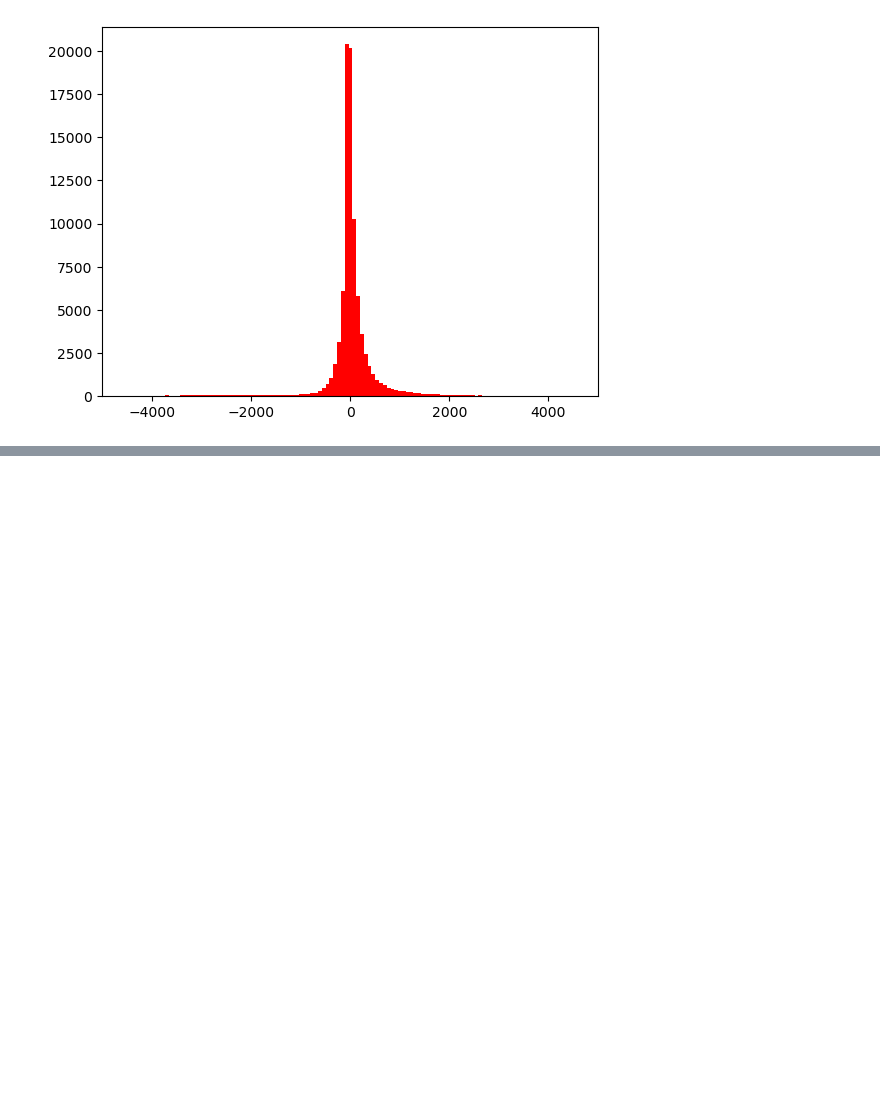
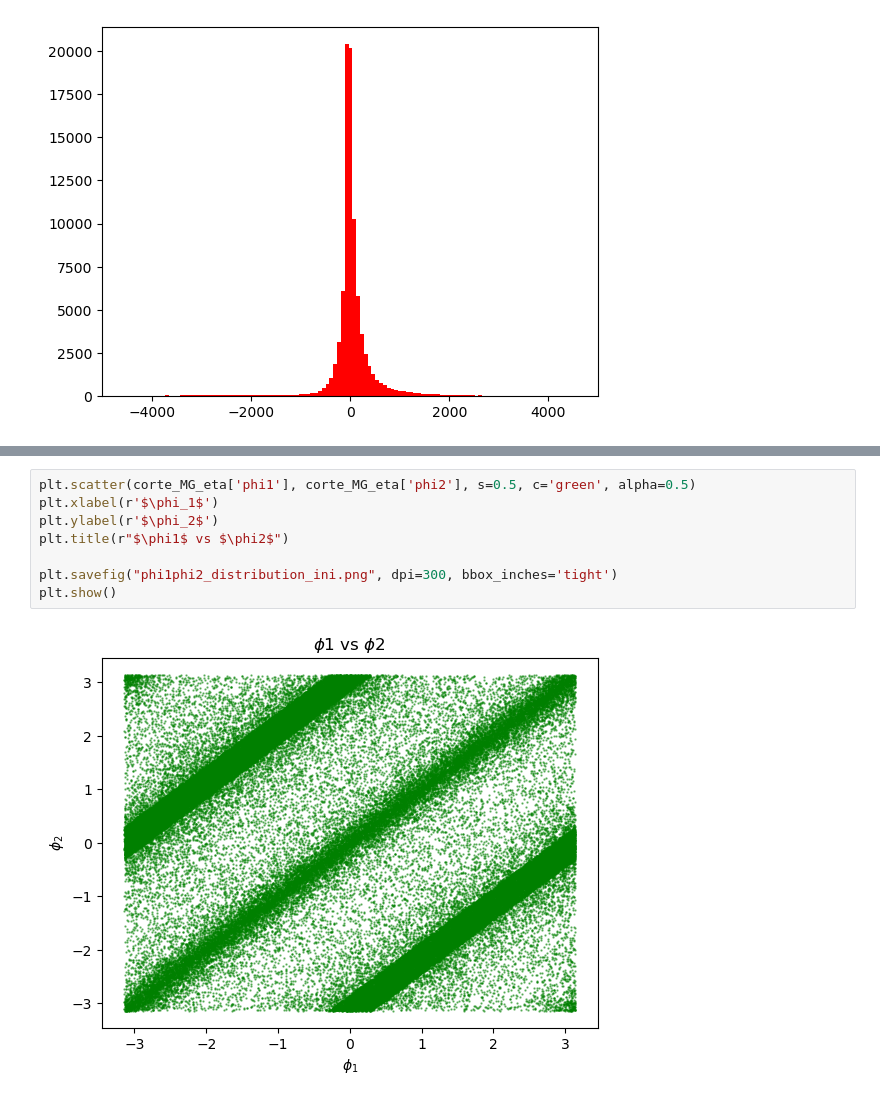
Before and after one commit to ProgramasParaFisicaDeParticulas/blindsampleanalysiswithcsv9-Art-999, a Jupyter notebook: Sample_desconocida.ipynb, the cells around one changed output, grey strips where cells are left out. Drawn from its saved outputs; the diff is of its cells as text; blank space fills up the shorter version.

```diff
--- a/Sample_desconocida.ipynb
+++ b/Sample_desconocida.ipynb
@@ -392,0 +424,10 @@ plt.show()
+# %%
+plt.scatter(corte_MG_eta['phi1'], corte_MG_eta['phi2'], s=0.5, c='green', alpha=0.5)
+plt.xlabel(r'$\phi_1$')
+plt.ylabel(r'$\phi_2$')
+plt.title(r"$\phi1$ vs $\phi2$")
+
+plt.savefig("phi1phi2_distribution_ini.png", dpi=300, bbox_inches='tight')
+plt.show()
+# %% [output]
+[figure, added]
```
Also changed, not shown: parts of 3 cells of this notebook.
